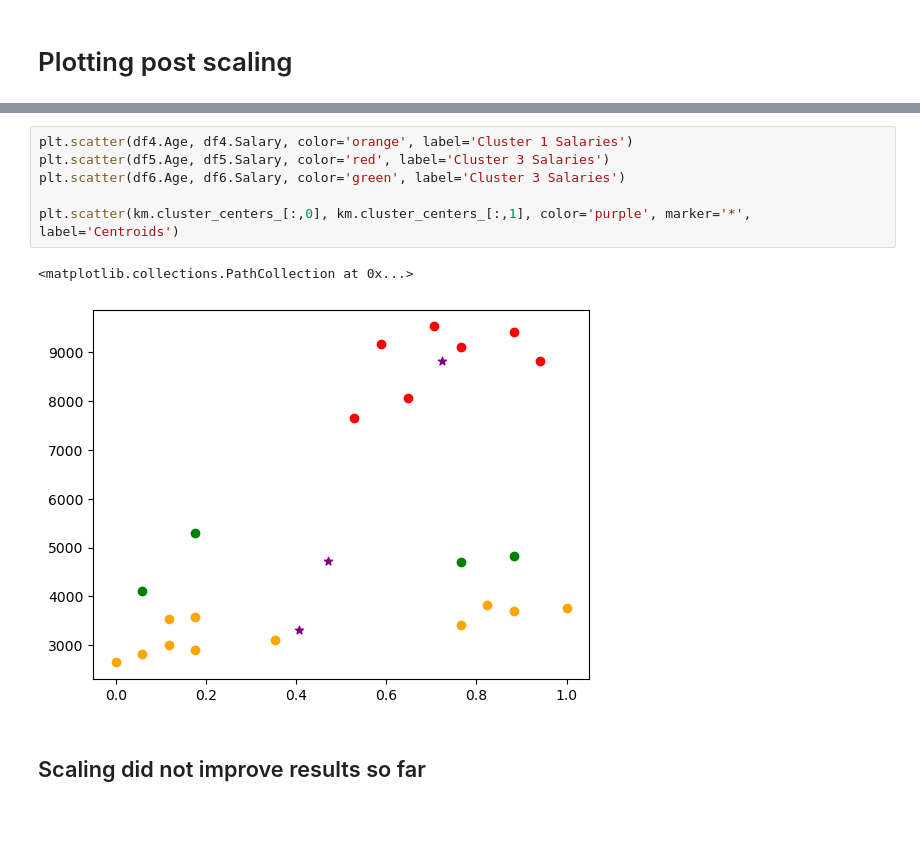
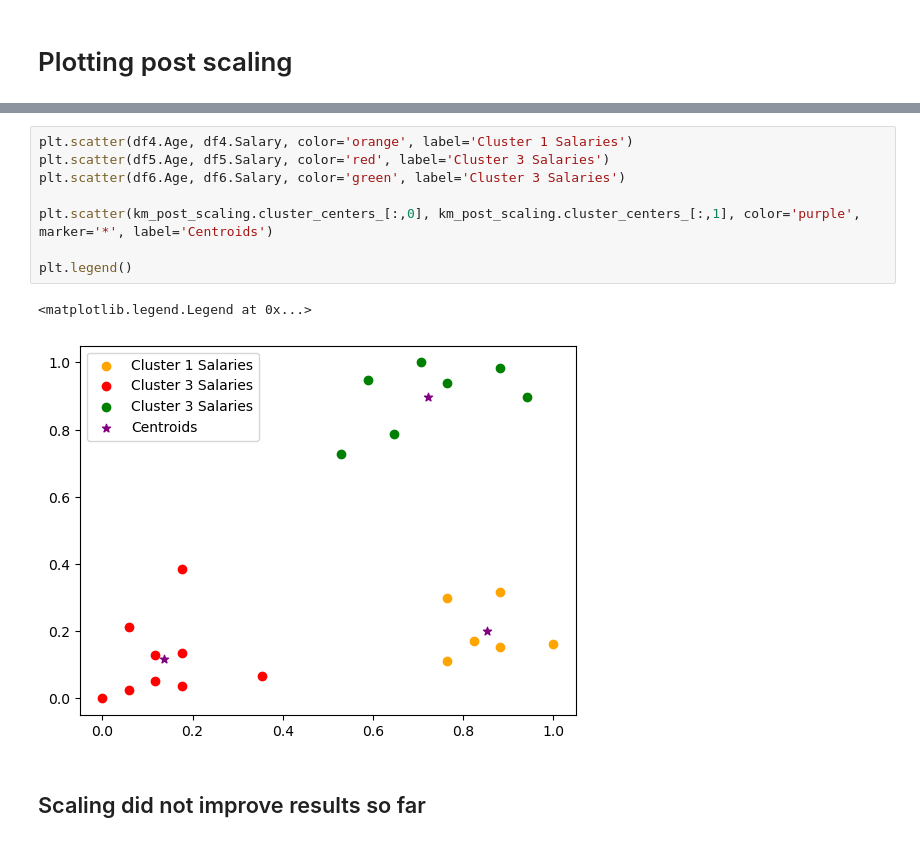
Before and after one commit to AnandThanumalayan/ds-tryouts, a Jupyter notebook: ml-tryouts/k-means/2d-clustering-sample.ipynb, the cells around one changed output, grey strips where cells are left out. Saved outputs shown, nothing was run; the diff lists cells and outputs as text.

Commit message:
Fixed the scaling issue

```diff
--- a/ml-tryouts/k-means/2d-clustering-sample.ipynb
+++ b/ml-tryouts/k-means/2d-clustering-sample.ipynb
@@ -202,12 +195,14 @@ array([[4.06417112e-01, 3.30060963e+03],
 # %%
 plt.scatter(df4.Age, df4.Salary, color='orange', label='Cluster 1 Salaries')
 plt.scatter(df5.Age, df5.Salary, color='red', label='Cluster 3 Salaries')
 plt.scatter(df6.Age, df6.Salary, color='green', label='Cluster 3 Salaries')
 
-plt.scatter(km.cluster_centers_[:,0], km.cluster_centers_[:,1], color='purple', marker='*', label='Centroids')
+plt.scatter(km_post_scaling.cluster_centers_[:,0], km_post_scaling.cluster_centers_[:,1], color='purple', marker='*', label='Centroids')
+
+plt.legend()
 # %% [output]
-<matplotlib.collections.PathCollection at 0x...>
+<matplotlib.legend.Legend at 0x...>
-[figure, old version]
+[figure, new version]
 # %% [markdown]
 ## Scaling did not improve results so far
 # %% [markdown]
```
Also changed, not shown: parts of 17 cells of this notebook.
